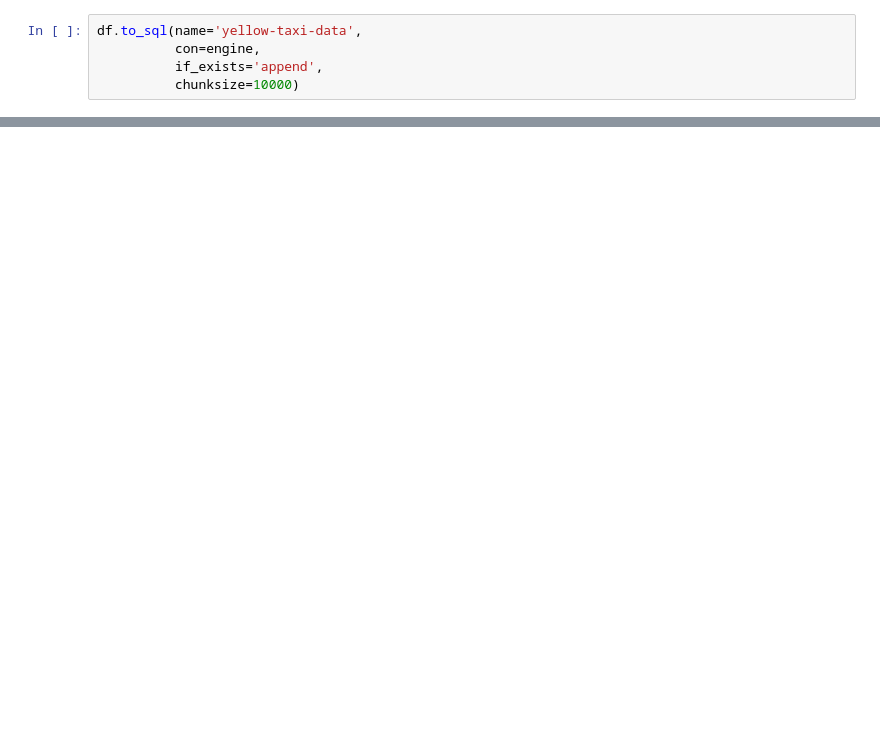
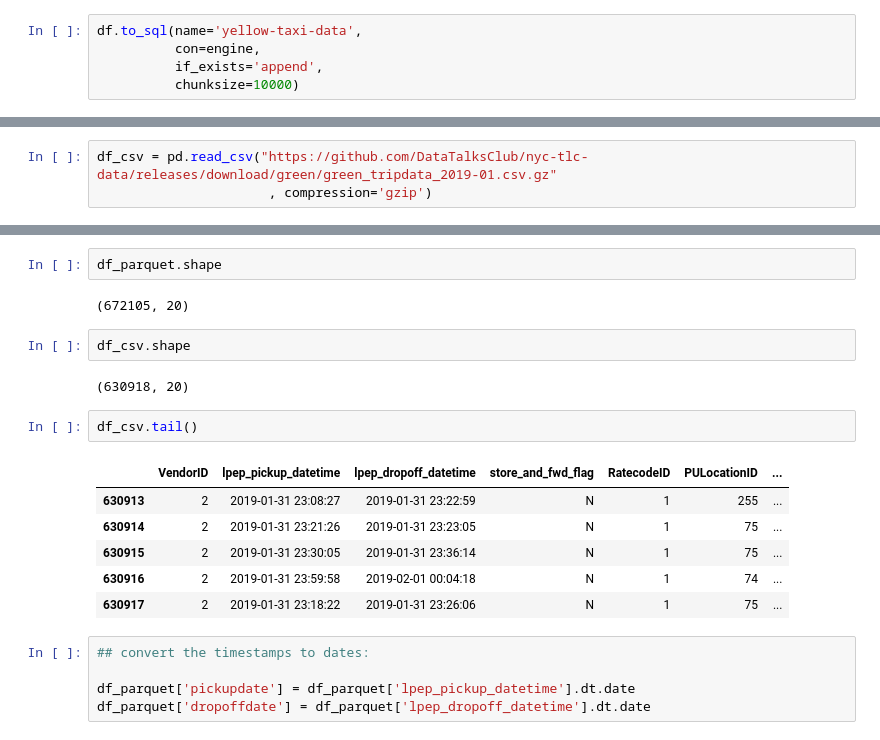
Before and after one commit to waleedayoub/dezoombkp, a Jupyter notebook: week_1_basics_n_setup/2_docker_sql/load_taxi_data.ipynb, the cells around one changed output, grey strips where cells are left out. Saved outputs shown, nothing was run; the diff lists cells and outputs as text; blank space fills up the shorter version.

```diff
--- a/week_1_basics_n_setup/2_docker_sql/load_taxi_data.ipynb
+++ b/week_1_basics_n_setup/2_docker_sql/load_taxi_data.ipynb
@@ -68 +81,4 @@ df.to_sql(name='yellow-taxi-data',
 if the data comes in csv format, use this code
+# %%
+df_csv = pd.read_csv("https://github.com/DataTalksClub/nyc-tlc-data/releases/download/green/green_tripdata_2019-01.csv.gz"
+                      , compression='gzip')
@@ -90,0 +149,22 @@ while True:
+# %%
+df_parquet.shape
+# %% [output]
+(672105, 20)
+# %%
+df_csv.shape
+# %% [output]
+(630918, 20)
+# %%
+df_csv.tail()
+# %% [output]
+|  | VendorID | lpep_pickup_datetime | lpep_dropoff_datetime | store_and_fwd_flag | RatecodeID | PULocationID | ... |
+| 630913 | 2 | 2019-01-31 23:08:27 | 2019-01-31 23:22:59 | N | 1 | 255 | ... |
+| 630914 | 2 | 2019-01-31 23:21:26 | 2019-01-31 23:23:05 | N | 1 | 75 | ... |
+| 630915 | 2 | 2019-01-31 23:30:05 | 2019-01-31 23:36:14 | N | 1 | 75 | ... |
+| 630916 | 2 | 2019-01-31 23:59:58 | 2019-02-01 00:04:18 | N | 1 | 74 | ... |
+| 630917 | 2 | 2019-01-31 23:18:22 | 2019-01-31 23:26:06 | N | 1 | 75 | ... |
+# %%
+## convert the timestamps to dates:
+
+df_parquet['pickupdate'] = df_parquet['lpep_pickup_datetime'].dt.date
+df_parquet['dropoffdate'] = df_parquet['lpep_dropoff_datetime'].dt.date
```
Also changed, not shown: parts of 22 cells of this notebook, 1 other file.
